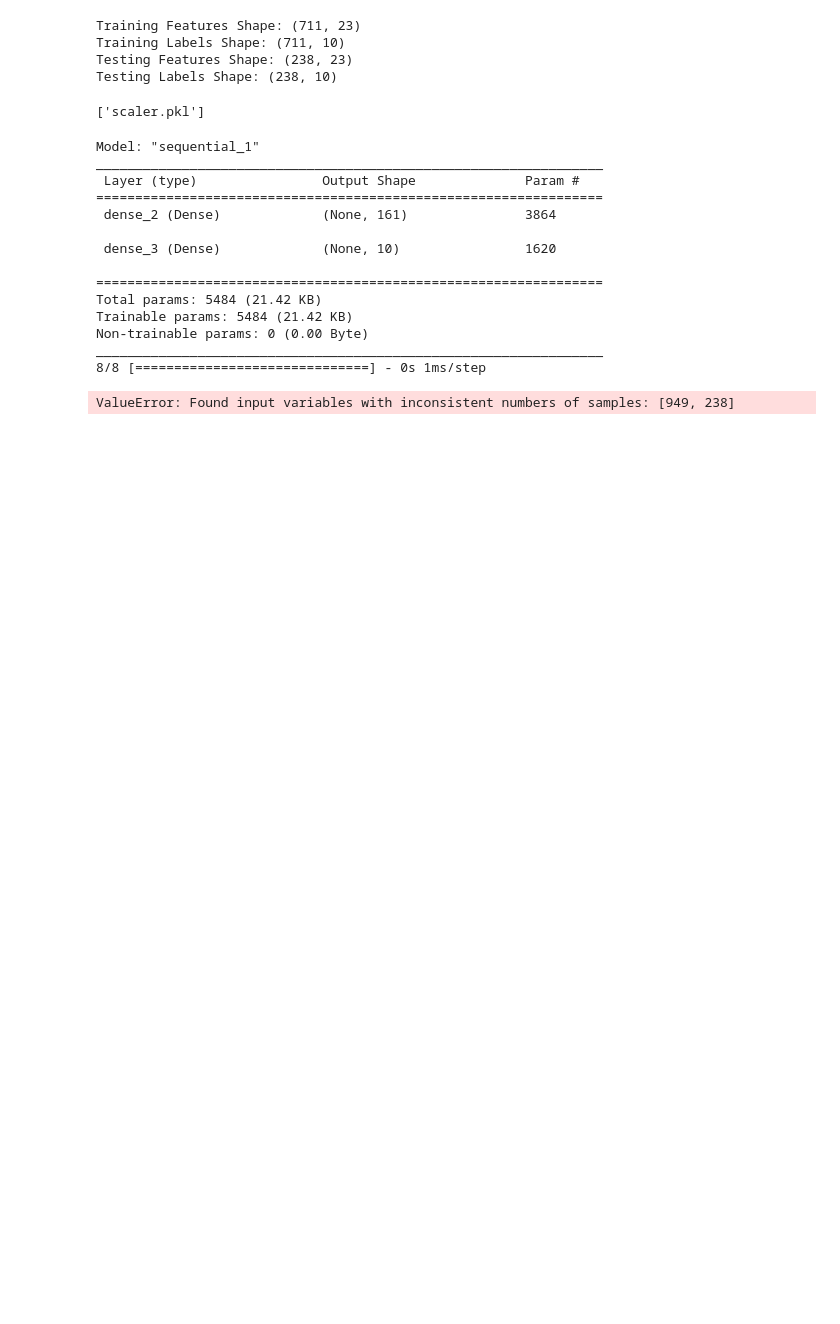
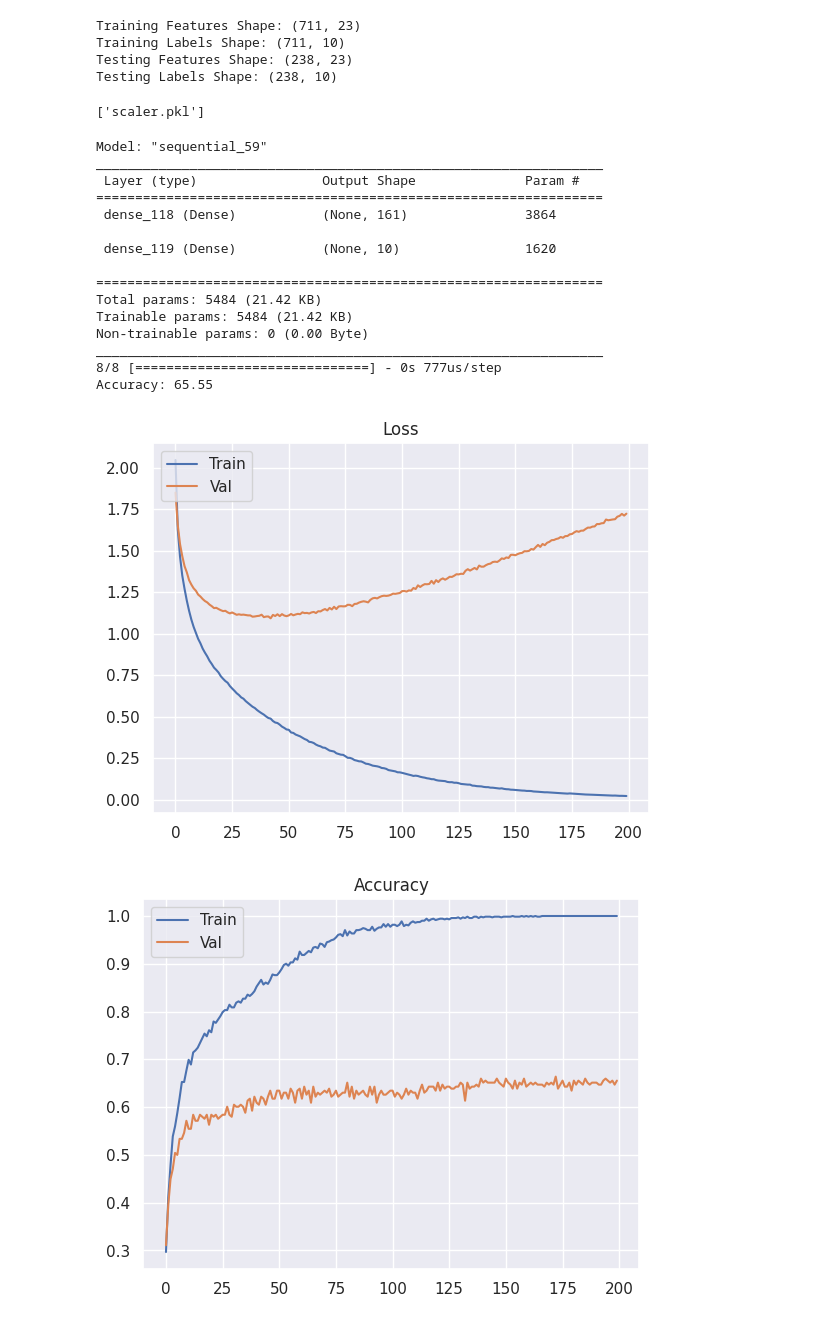
Before and after one commit to Lucas-dev-974/music-classification, a Jupyter notebook: NeuralNetwork.ipynb, the cells around one changed output. Saved outputs shown, nothing was run; the diff lists cells and outputs as text; code cells hidden in the pictures; blank space fills up the shorter version.

```diff
--- a/NeuralNetwork.ipynb
+++ b/NeuralNetwork.ipynb
@@ -149,31 +140,52 @@ model.compile(loss='categorical_crossentropy', optimizer='adam', metrics=['accur
 model.summary()
 
 # fit le modèle
-history = model.fit(train_features, train_labels, epochs=200, batch_size=20, verbose=0)
+history = model.fit(train_features, train_labels, epochs=200, batch_size=20, verbose=0, validation_data=(test_features, test_labels))
 
 # prédiction
 predictions = model.predict(test_features)
 
-pred_classes = np.argmax(predictions, axis=1)
-confusion_mtx = confusion_matrix(np.argmax(labels, axis=1), pred_classes)
+# pred_classes = np.argmax(predictions, axis=1)
+# confusion_mtx = confusion_matrix(labels, pred_classes)
 
 # evaluation du modèle
 _, accuracy = model.evaluate(test_features, test_labels, verbose=0)
 print('Accuracy: %.2f' % (accuracy*100))
-model.save("neuralNetwork.hdf5")
+# model.save("neuralNetwork.hdf5")
 # %% [output]
-Model: "sequential_1"
+Model: "sequential_59"
 _________________________________________________________________
  Layer (type)                Output Shape              Param #
 =================================================================
- dense_2 (Dense)             (None, 161)               3864
+ dense_118 (Dense)           (None, 161)               3864
 
- dense_3 (Dense)             (None, 10)                1620
+ dense_119 (Dense)           (None, 10)                1620
 
 =================================================================
 Total params: 5484 (21.42 KB)
 Trainable params: 5484 (21.42 KB)
 Non-trainable params: 0 (0.00 Byte)
 _________________________________________________________________
-8/8 [==============================] - 0s 1ms/step
+8/8 [==============================] - 0s 777us/step
+Accuracy: 65.55
-ValueError: Found input variables with inconsistent numbers of samples: [949, 238]
+# %%
+loss_curve = history.history["loss"]
+acc_curve = history.history["accuracy"]
+
+loss_val_curve = history.history["val_loss"]
+acc_val_curve = history.history["val_accuracy"]
+
+plt.plot(loss_curve, label="Train")
+plt.plot(loss_val_curve, label="Val")
+plt.legend(loc='upper left')
+plt.title("Loss")
+plt.show()
+
+plt.plot(acc_curve, label="Train")
+plt.plot(acc_val_curve, label="Val")
+plt.legend(loc='upper left')
+plt.title("Accuracy")
+plt.show()
+# %% [output]
+[figure, added]
+[figure, added]
```
Also changed, not shown: parts of 5 cells of this notebook, 9 other files.
